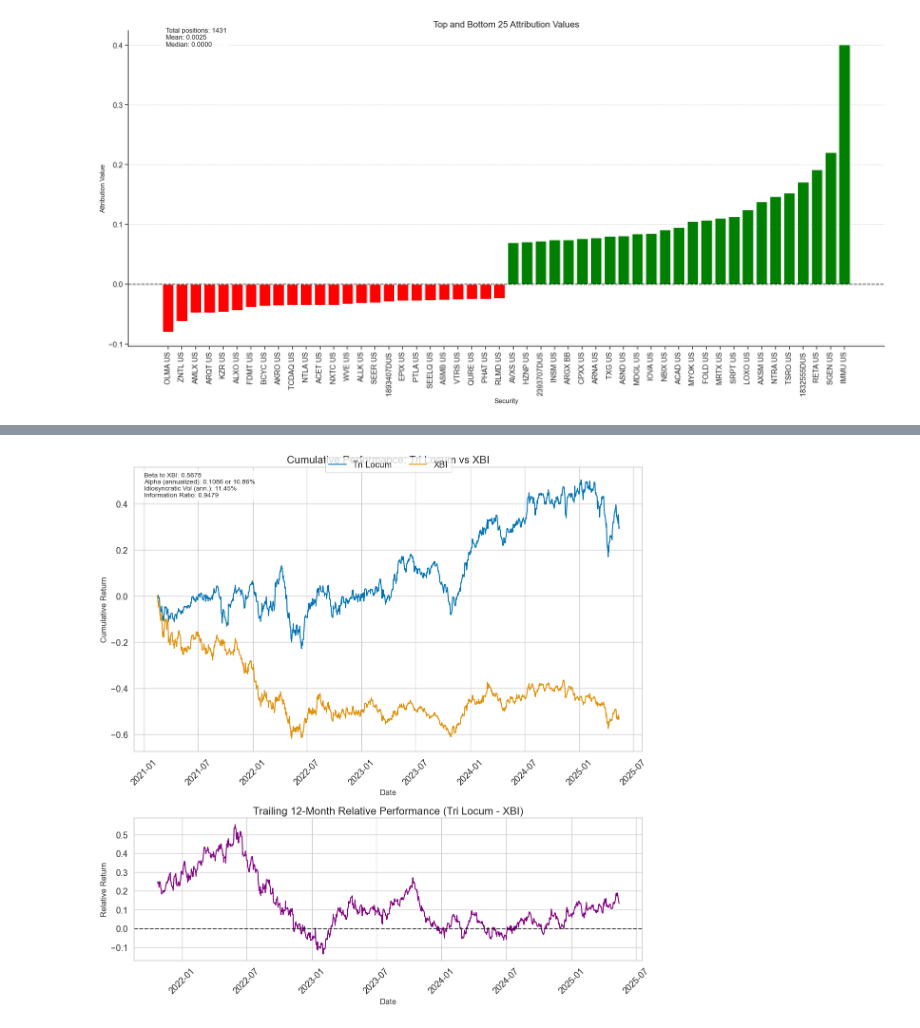
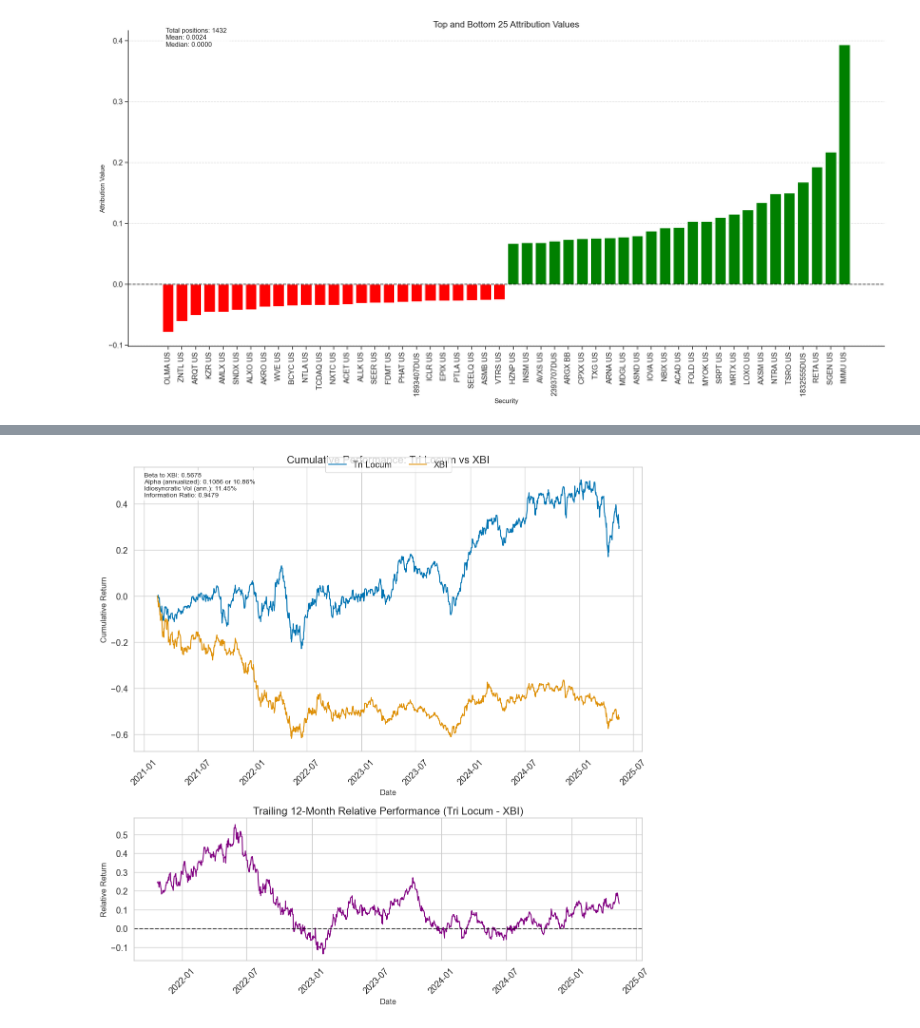
Before and after one commit to UVIMCO/Biotech-Basket, a Jupyter notebook: FundModel.ipynb, the cells around one changed output, grey strips where cells are left out. Drawn from its saved outputs; the diff is of its cells as text; code cells hidden in the pictures.

```diff
--- a/FundModel.ipynb
+++ b/FundModel.ipynb
@@ -667,7 +708,7 @@ Minimum Effective Concentration: 37.82
 Average max weight: 6.76%
 Maximum weight across all dates: 10.73%
 # %%
-attr = bt.get_strategy_attribution(final_holdings, end_date=pd.Timestamp('2025-03-31'))
+attr = bt.get_strategy_attribution(final_holdings, end_date=pd.Timestamp('2025-05-15'))
 attr = FilingBacktester.carino_attribution(attr)
 
 # Sort all attribution values from smallest to largest
@@ -675,34 +716,34 @@ plot_data = attr.sort_values()
 
 # Get the bottom 25 and top 25 attributions
 bottom_25 = plot_data.head(25)
 top_25 = plot_data.tail(25)
 
 # Combine them into a single dataframe for plotting
 combined_data = pd.concat([bottom_25, top_25])
 
 # Create a bar plot for the top and bottom 25 attributions with wider figure
 plt.figure(figsize=(20, 10))
 bars = plt.bar(combined_data.index, combined_data.values, color=['red' if x < 0 else 'green' for x in combined_data.values])
 
 # Add labels and title
 plt.title('Top and Bottom 25 Attribution Values', fontsize=16)
 plt.xlabel('Security', fontsize=12)
 plt.ylabel('Attribution Value', fontsize=12)
 plt.axhline(y=0, color='black', linestyle='--', alpha=0.7)
 plt.grid(axis='y', linestyle='--', alpha=0.7)
 
 # Rotate x-axis labels for better readability
 plt.xticks(rotation=90)
 
 # Add summary statistics as text
 plt.text(0.05, 0.95, f"Total positions: {len(attr)}\nMean: {plot_data.mean():.4f}\nMedian: {plot_data.median():.4f}",
          transform=plt.gca().transAxes, fontsize=12,
          bbox=dict(facecolor='white', alpha=0.8))
 
 plt.tight_layout()
 plt.show()
 # %% [output]
-[figure, old version]
+[figure, new version]
 # %%
 factor_ctr = bt.get_factor_attribution(final_holdings, factor_scores, factor_rets, pd.Timestamp('2025-03-31'))
 carino_factor_ctr = FilingBacktester.carino_attribution(factor_ctr)
```
Also changed, not shown: parts of 8 cells of this notebook, 1 other file.
